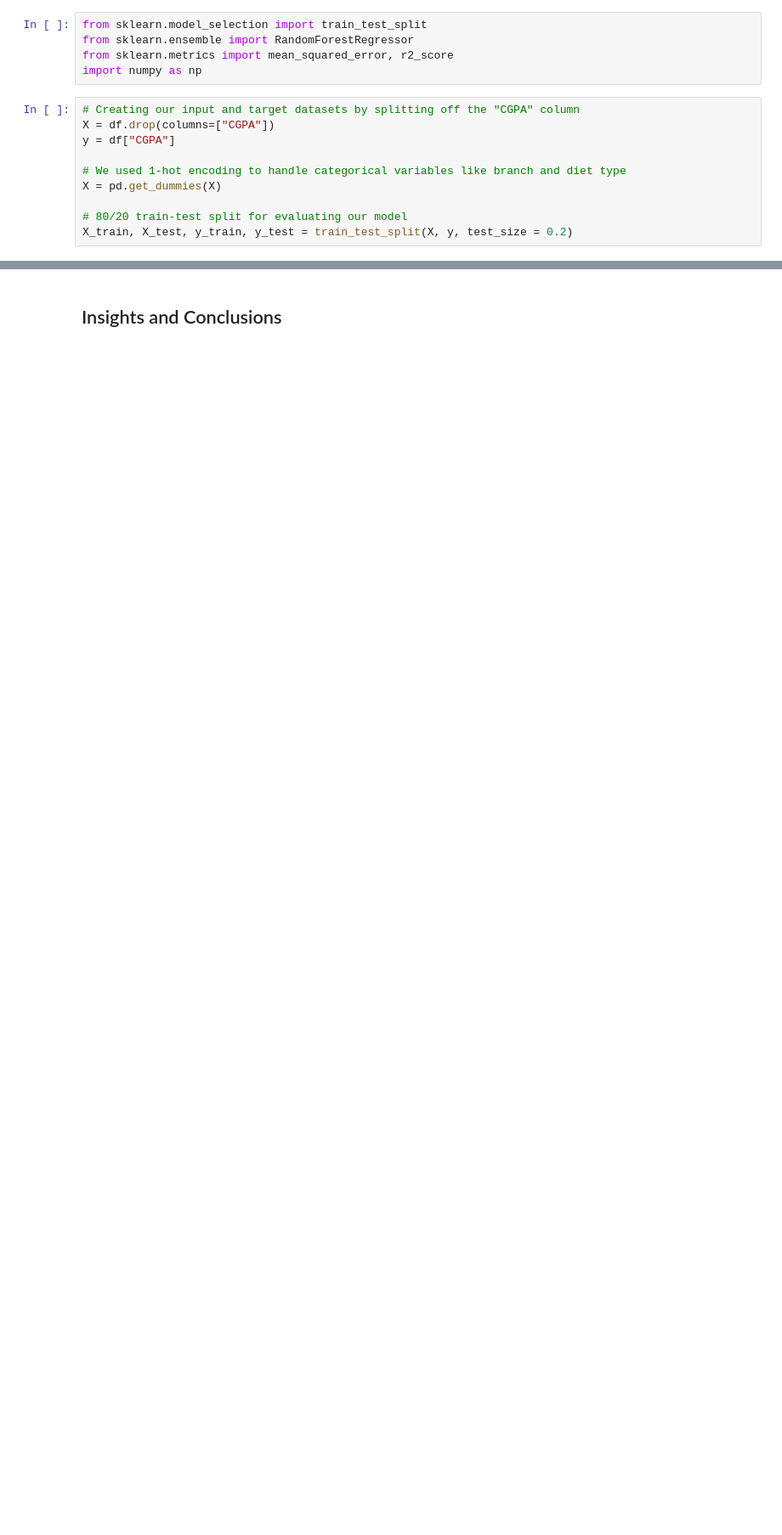
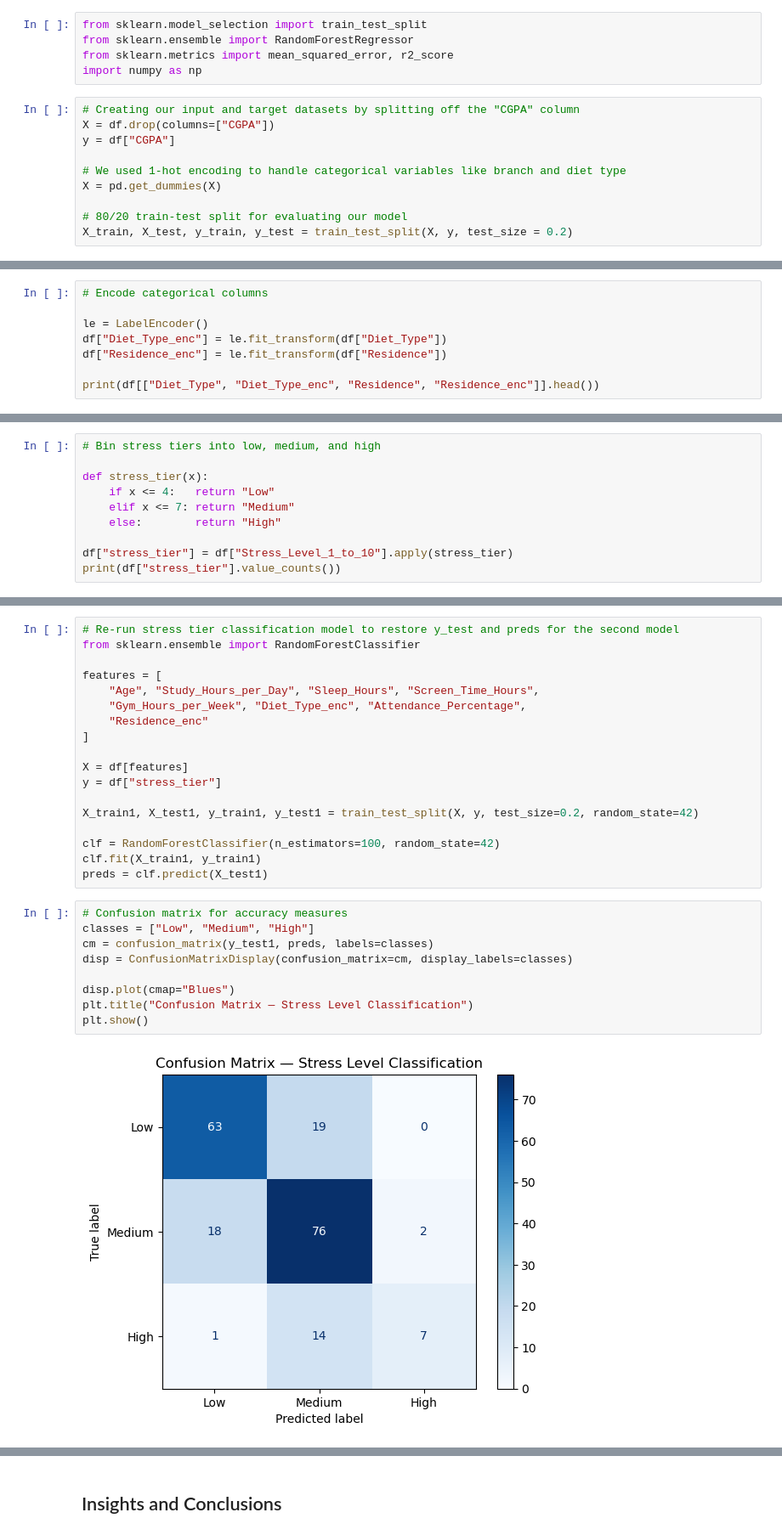
Before and after one commit to arajah574/arajah574.github.io, a Jupyter notebook: Semester_Project.ipynb, the cells around one changed output, grey strips where cells are left out. Shown at 85% size. Cells and saved outputs as stored; diff of their text form; blank space fills up the shorter version.

```diff
--- a/Semester_Project.ipynb
+++ b/Semester_Project.ipynb
@@ -246,0 +273,8 @@ R^2 Score: 0.8231468970352873
+# %%
+# Encode categorical columns
+
+le = LabelEncoder()
+df["Diet_Type_enc"] = le.fit_transform(df["Diet_Type"])
+df["Residence_enc"] = le.fit_transform(df["Residence"])
+
+print(df[["Diet_Type", "Diet_Type_enc", "Residence", "Residence_enc"]].head())
@@ -246,0 +288,10 @@ R^2 Score: 0.8231468970352873
+# %%
+# Bin stress tiers into low, medium, and high
+
+def stress_tier(x):
+    if x <= 4:   return "Low"
+    elif x <= 7: return "Medium"
+    else:        return "High"
+
+df["stress_tier"] = df["Stress_Level_1_to_10"].apply(stress_tier)
+print(df["stress_tier"].value_counts())
@@ -268,0 +401,29 @@ plt.show()
+# %%
+# Re-run stress tier classification model to restore y_test and preds for the second model
+from sklearn.ensemble import RandomForestClassifier
+
+features = [
+    "Age", "Study_Hours_per_Day", "Sleep_Hours", "Screen_Time_Hours",
+    "Gym_Hours_per_Week", "Diet_Type_enc", "Attendance_Percentage",
+    "Residence_enc"
+]
+
+X = df[features]
+y = df["stress_tier"]
+
+X_train1, X_test1, y_train1, y_test1 = train_test_split(X, y, test_size=0.2, random_state=42)
+
+clf = RandomForestClassifier(n_estimators=100, random_state=42)
+clf.fit(X_train1, y_train1)
+preds = clf.predict(X_test1)
+# %%
+# Confusion matrix for accuracy measures
+classes = ["Low", "Medium", "High"]
+cm = confusion_matrix(y_test1, preds, labels=classes)
+disp = ConfusionMatrixDisplay(confusion_matrix=cm, display_labels=classes)
+
+disp.plot(cmap="Blues")
+plt.title("Confusion Matrix — Stress Level Classification")
+plt.show()
+# %% [output]
+[figure, added]
```
Also changed, not shown: parts of 27 cells of this notebook, 1 other file.
